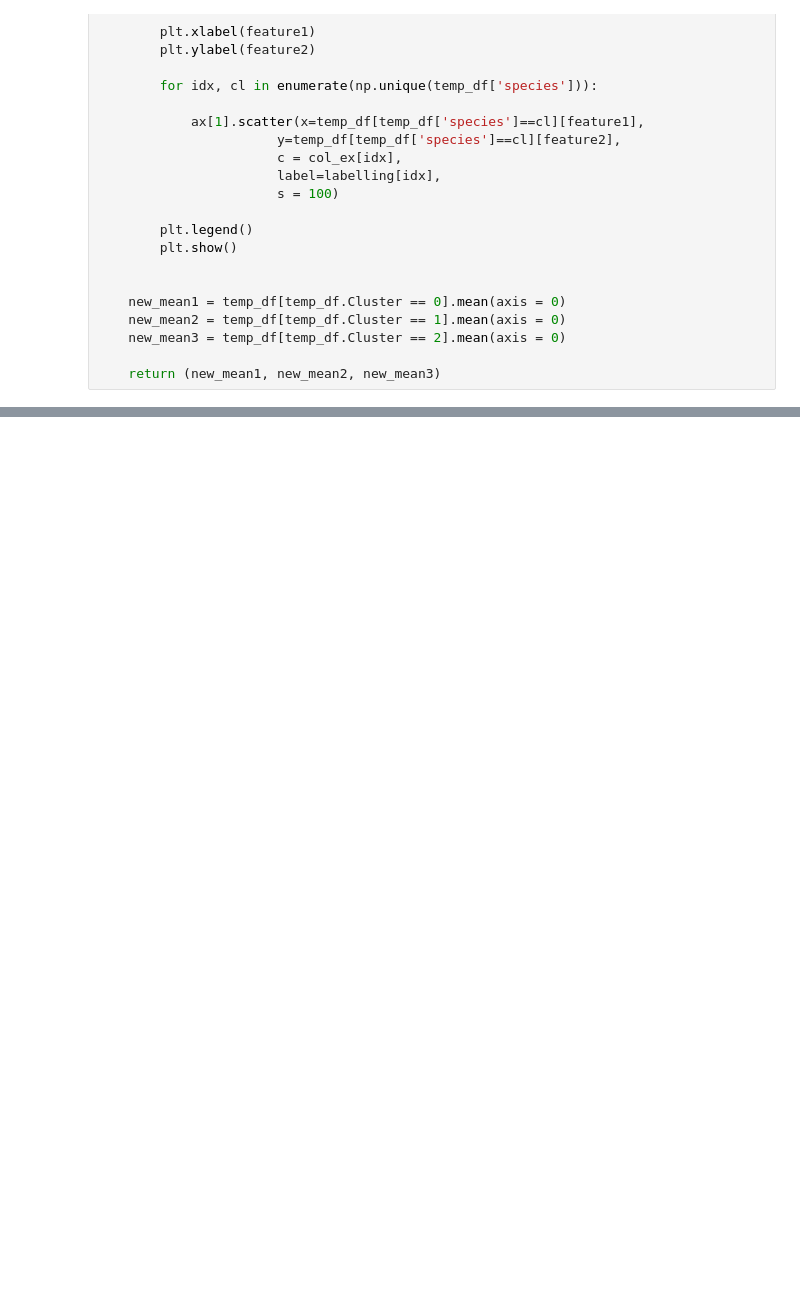
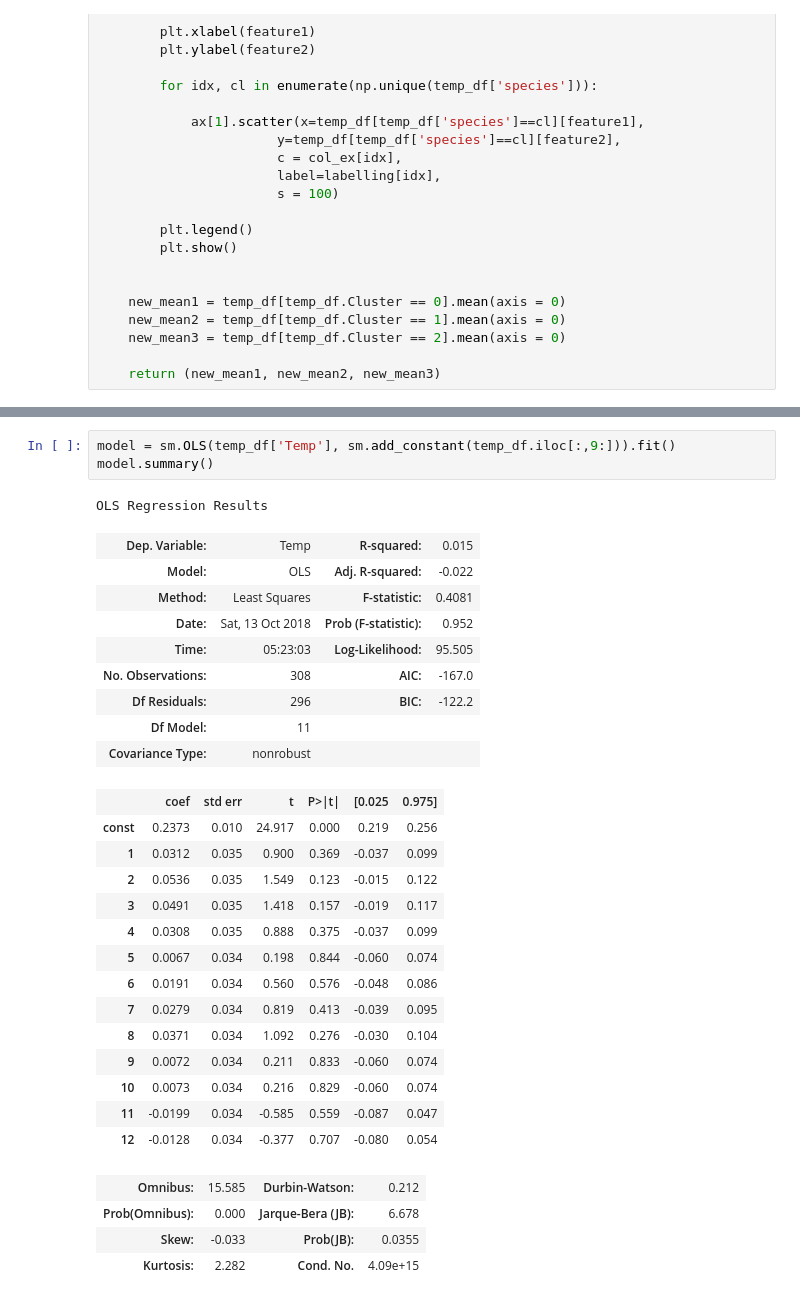
Before and after one commit to magtanggol03/dec130, a Jupyter notebook: notebooks/04 Time Series.ipynb, the cells around one changed output, grey strips where cells are left out. Drawn from its saved outputs; the diff is of its cells as text; blank space fills up the shorter version.

```diff
--- a/notebooks/04 Time Series.ipynb
+++ b/notebooks/04 Time Series.ipynb
@@ -148,0 +161,32 @@ def plot_assignments(df, mean1, mean2, mean3, wLabel = False):
+# %%
+model = sm.OLS(temp_df['Temp'], sm.add_constant(temp_df.iloc[:,9:])).fit()
+model.summary()
+# %% [output]
+OLS Regression Results
+| Dep. Variable: | Temp | R-squared: | 0.015 |
+| Model: | OLS | Adj. R-squared: | -0.022 |
+| Method: | Least Squares | F-statistic: | 0.4081 |
+| Date: | Sat, 13 Oct 2018 | Prob (F-statistic): | 0.952 |
+| Time: | 05:23:03 | Log-Likelihood: | 95.505 |
+| No. Observations: | 308 | AIC: | -167.0 |
+| Df Residuals: | 296 | BIC: | -122.2 |
+| Df Model: | 11 |  |  |
+| Covariance Type: | nonrobust |  |  |
+|  | coef | std err | t | P>|t| | [0.025 | 0.975] |
+| const | 0.2373 | 0.010 | 24.917 | 0.000 | 0.219 | 0.256 |
+| 1 | 0.0312 | 0.035 | 0.900 | 0.369 | -0.037 | 0.099 |
+| 2 | 0.0536 | 0.035 | 1.549 | 0.123 | -0.015 | 0.122 |
+| 3 | 0.0491 | 0.035 | 1.418 | 0.157 | -0.019 | 0.117 |
+| 4 | 0.0308 | 0.035 | 0.888 | 0.375 | -0.037 | 0.099 |
+| 5 | 0.0067 | 0.034 | 0.198 | 0.844 | -0.060 | 0.074 |
+| 6 | 0.0191 | 0.034 | 0.560 | 0.576 | -0.048 | 0.086 |
+| 7 | 0.0279 | 0.034 | 0.819 | 0.413 | -0.039 | 0.095 |
+| 8 | 0.0371 | 0.034 | 1.092 | 0.276 | -0.030 | 0.104 |
+| 9 | 0.0072 | 0.034 | 0.211 | 0.833 | -0.060 | 0.074 |
+| 10 | 0.0073 | 0.034 | 0.216 | 0.829 | -0.060 | 0.074 |
+| 11 | -0.0199 | 0.034 | -0.585 | 0.559 | -0.087 | 0.047 |
+| 12 | -0.0128 | 0.034 | -0.377 | 0.707 | -0.080 | 0.054 |
+| Omnibus: | 15.585 | Durbin-Watson: | 0.212 |
+| Prob(Omnibus): | 0.000 | Jarque-Bera (JB): | 6.678 |
+| Skew: | -0.033 | Prob(JB): | 0.0355 |
+| Kurtosis: | 2.282 | Cond. No. | 4.09e+15 |
```
Also changed, not shown: parts of 4 cells of this notebook, 1 other file.
